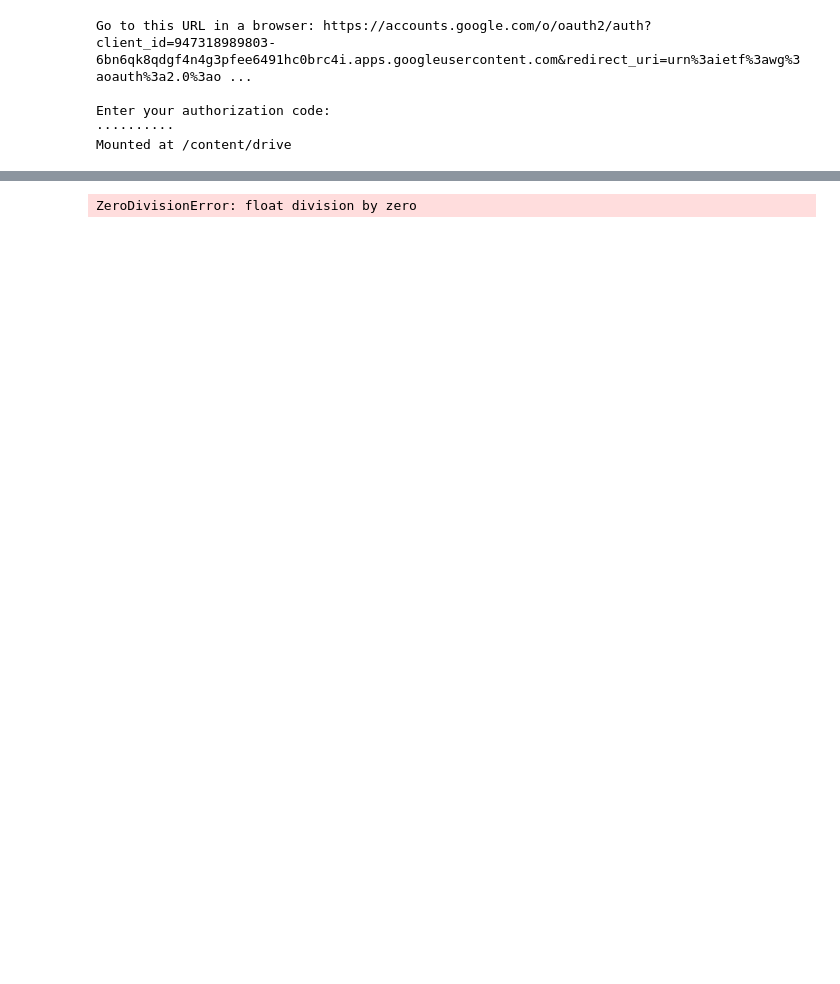
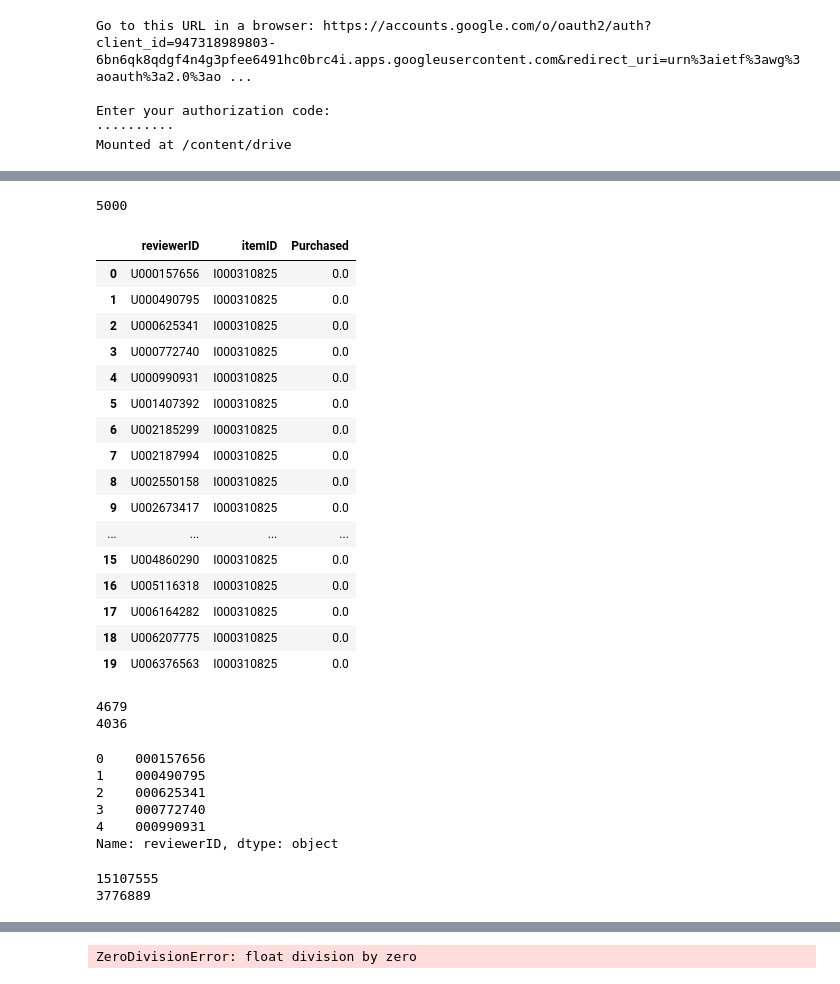
Before and after one commit to tpmarsha/ML2AmazonKaggle, a Jupyter notebook: Purchase_Prediction.ipynb, the cells around one changed output, grey strips where cells are left out. Drawn from its saved outputs; the diff is of its cells as text; code cells hidden in the pictures; blank space fills up the shorter version.

```diff
--- a/Purchase_Prediction.ipynb
+++ b/Purchase_Prediction.ipynb
@@ -44,22 +52,57 @@ data['Purchased'] = 1
 # %%
-# to speed things up, working with 1000 rows for now..need to remove this part later
-data = data.drop(data.index[1000:])
+# to speed things up, working with 10000 rows for now..need to remove this part later
+data = data.drop(data.index[5000:])
+print(len(data))
+# %% [output]
+5000
 # %%
 # create pivot table to show every reviewerID and every itemID
 # this will allow us identify users who did not purchase an item as well
 df_matrix = pd.pivot_table(data, values='Purchased', index='reviewerID', columns='itemID')
 df_matrix = df_matrix.reset_index()
 # undo pivot table and save it as data
 data = pd.melt(df_matrix, id_vars=['reviewerID'], value_name='Purchased')  # this takes some time to run
 data = data.fillna(0)  # replace NaN with 0
+data.head(20)
+# %% [output]
+|  | reviewerID | itemID | Purchased |
+| 0 | U000157656 | I000310825 | 0.0 |
+| 1 | U000490795 | I000310825 | 0.0 |
+| 2 | U000625341 | I000310825 | 0.0 |
+| 3 | U000772740 | I000310825 | 0.0 |
+| 4 | U000990931 | I000310825 | 0.0 |
+| 5 | U001407392 | I000310825 | 0.0 |
+| 6 | U002185299 | I000310825 | 0.0 |
+| 7 | U002187994 | I000310825 | 0.0 |
+| 8 | U002550158 | I000310825 | 0.0 |
+| 9 | U002673417 | I000310825 | 0.0 |
+| ... | ... | ... | ... |
+| 15 | U004860290 | I000310825 | 0.0 |
+| 16 | U005116318 | I000310825 | 0.0 |
+| 17 | U006164282 | I000310825 | 0.0 |
+| 18 | U006207775 | I000310825 | 0.0 |
+| 19 | U006376563 | I000310825 | 0.0 |
 # %%
 num_users = data["reviewerID"].unique().shape[0]
+print(num_users)
 num_items = data["itemID"].unique().shape[0]
+print(num_items)
+# %% [output]
+4679
+4036
 # %%
 # since we need our data to be numeric, extracting numerics
 # KEEP THIS IN MIND WHEN GENERATING PREDICTIONS FOR TEST SET
 data['reviewerID'] = data['reviewerID'].str.extract('(\d+)')
 data['itemID'] = data['itemID'].str.extract('(\d+)')
+print(data['reviewerID'][:5])
+# %% [output]
+0    000157656
+1    000490795
+2    000625341
+3    000772740
+4    000990931
+Name: reviewerID, dtype: object
 # %%
 #split data into train and validation set, ensuring equal proportion of labels in both
 from sklearn.model_selection import StratifiedShuffleSplit
@@ -71,4 +114,9 @@ def train_validate_split(data, train_size=0.8, validate_size=0.2):
     return(train, validate)
 
 train, validate = train_validate_split(data)
+print(len(train))
+print(len(validate))
+# %% [output]
+15107555
+3776889
 # %%
```
Also changed, not shown: parts of 5 cells of this notebook.
